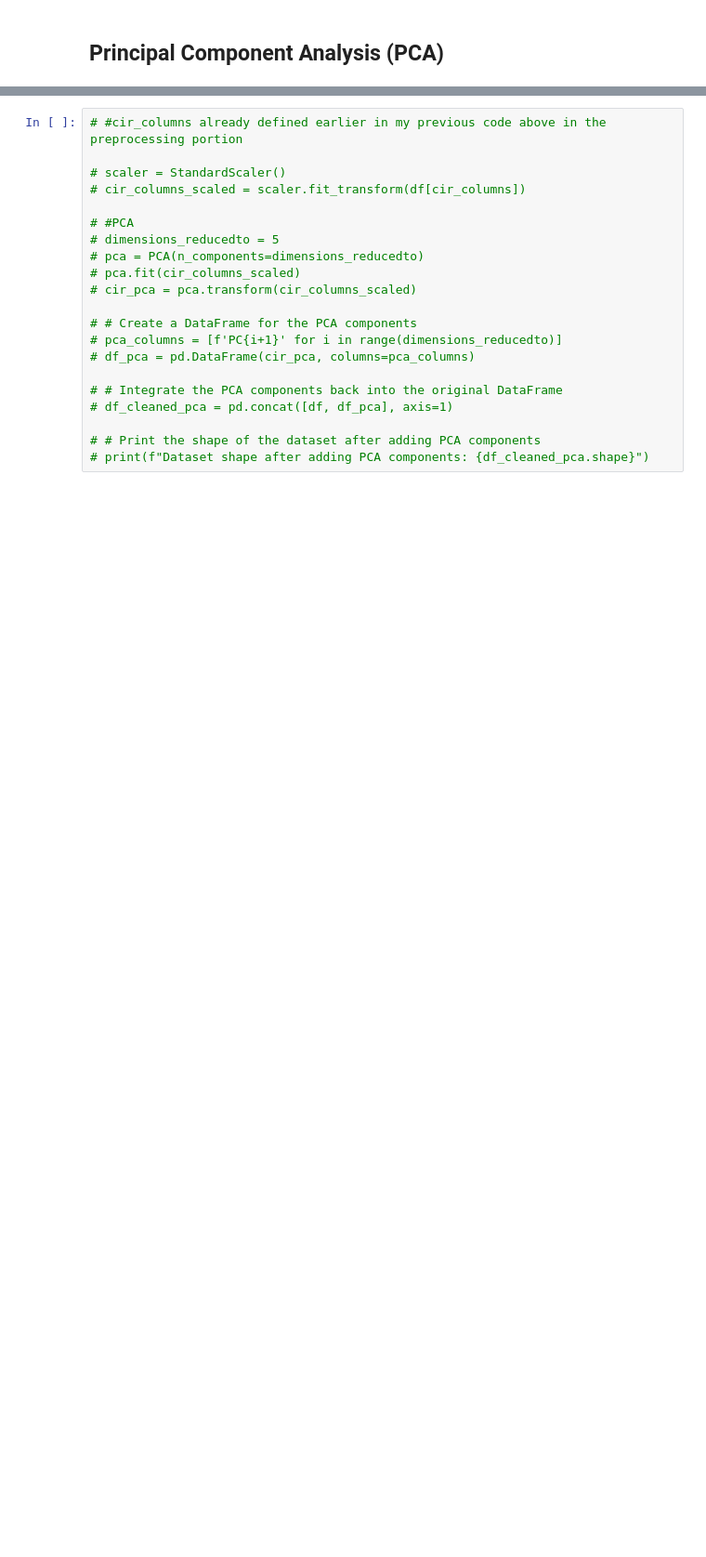
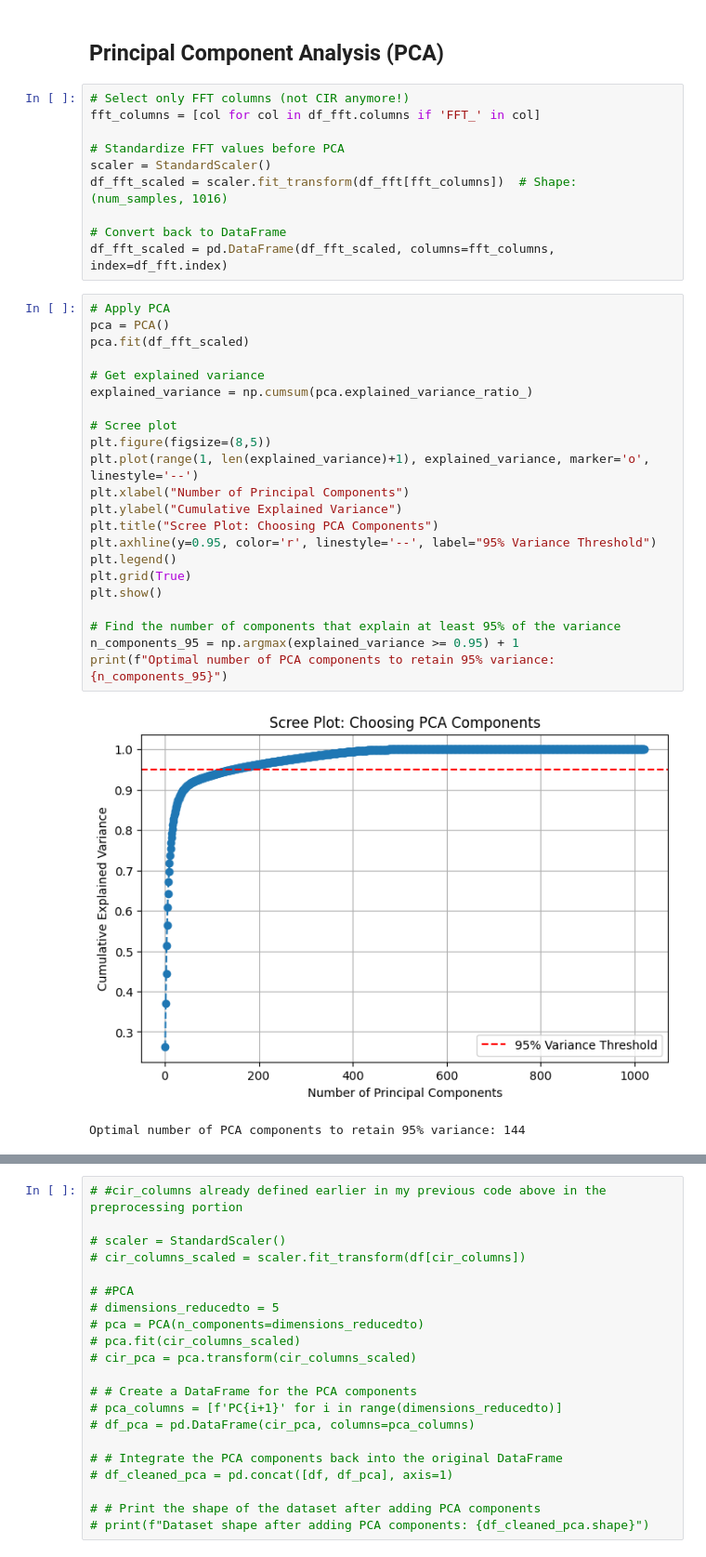
Before and after one commit to JeungHongTay/DA-LOS-WirelessSignalPrediction, a Jupyter notebook: code/exploration-and-preprocessing.ipynb, the cells around one changed output, grey strips where cells are left out. Shown at 93% size. Drawn from its saved outputs; the diff is of its cells as text; blank space fills up the shorter version.

```diff
--- a/code/exploration-and-preprocessing.ipynb
+++ b/code/exploration-and-preprocessing.ipynb
@@ -576,3 +623,38 @@ Total CIR Columns Expected: 1021
 # print(f"Dataset shape after PCA on FFT features: {df.shape}")
 # %% [markdown]
 ## Principal Component Analysis (PCA)
+# %%
+# Select only FFT columns (not CIR anymore!)
+fft_columns = [col for col in df_fft.columns if 'FFT_' in col]
+
+# Standardize FFT values before PCA
+scaler = StandardScaler()
+df_fft_scaled = scaler.fit_transform(df_fft[fft_columns])  # Shape: (num_samples, 1016)
+
+# Convert back to DataFrame
+df_fft_scaled = pd.DataFrame(df_fft_scaled, columns=fft_columns, index=df_fft.index)
+# %%
+# Apply PCA
+pca = PCA()
+pca.fit(df_fft_scaled)
+
+# Get explained variance
+explained_variance = np.cumsum(pca.explained_variance_ratio_)
+
+# Scree plot
+plt.figure(figsize=(8,5))
+plt.plot(range(1, len(explained_variance)+1), explained_variance, marker='o', linestyle='--')
+plt.xlabel("Number of Principal Components")
+plt.ylabel("Cumulative Explained Variance")
+plt.title("Scree Plot: Choosing PCA Components")
+plt.axhline(y=0.95, color='r', linestyle='--', label="95% Variance Threshold")
+plt.legend()
+plt.grid(True)
+plt.show()
+
+# Find the number of components that explain at least 95% of the variance
+n_components_95 = np.argmax(explained_variance >= 0.95) + 1
+print(f"Optimal number of PCA components to retain 95% variance: {n_components_95}")
+# %% [output]
+[figure, added]
+Optimal number of PCA components to retain 95% variance: 144
```
Also changed, not shown: parts of 16 cells of this notebook, 1 other file.
